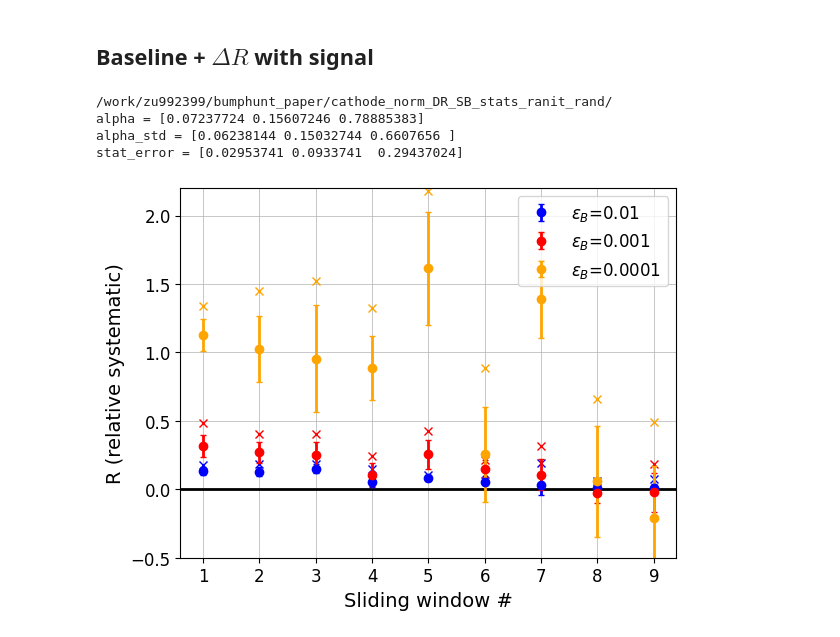
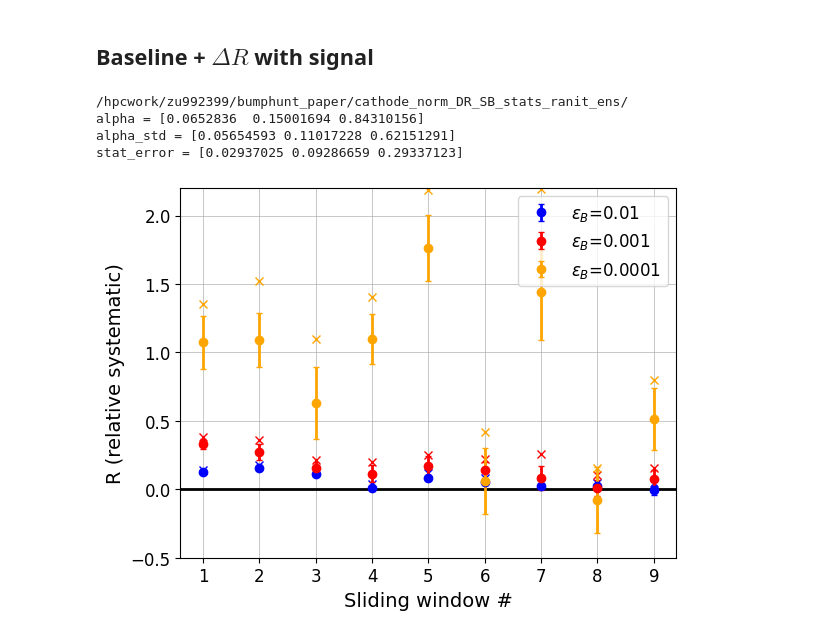
Before and after one commit to mariehein/bumphunt_paper, a Jupyter notebook: bumphunt_ranit_ens.ipynb, the cells around one changed output. Drawn from its saved outputs; the diff is of its cells as text; code cells hidden in the pictures.

```diff
--- a/bumphunt_ranit_ens.ipynb
+++ b/bumphunt_ranit_ens.ipynb
@@ -143,19 +130,19 @@ stat_error = [0.02958956 0.09353849 0.29504946]
 # %% [markdown]
 ## Baseline + $\Delta R$ with signal
 # %%
-folder = general_directory_work+"cathode_norm_DR_SB_stats_ranit_rand/"
+folder = general_directory+"cathode_norm_DR_SB_stats_ranit_ens/"
 results, rel_results, true_results, rel_error, exp = bp.bump_hunt(folder)
 ranit_SB_error = np.mean(rel_error,axis=(1,2))
 cathode_stat = np.mean(exp,axis=(1,2))
-cathode_sys = np.std(rel_error, axis=(1,2))
+cathode_sys_SB = np.std(rel_error, axis=(1,2))
 print("alpha =",ranit_SB_error)
 print("alpha_std =", np.std(rel_error, axis=(1,2)))
 print("stat_error =",cathode_stat)
 bp.plotting_error(rel_error, "cathode_DR_norm_SB", min=min_error, max=max_error, plotting_directory=plotting)
 # %% [output]
-/work/zu992399/bumphunt_paper/cathode_norm_DR_SB_stats_ranit_rand/
-alpha = [0.07237724 0.15607246 0.78885383]
-alpha_std = [0.06238144 0.15032744 0.6607656 ]
-stat_error = [0.02953741 0.0933741  0.29437024]
+/hpcwork/zu992399/bumphunt_paper/cathode_norm_DR_SB_stats_ranit_ens/
+alpha = [0.0652836  0.15001694 0.84310156]
+alpha_std = [0.05654593 0.11017228 0.62151291]
+stat_error = [0.02937025 0.09286659 0.29337123]
-[figure, old version]
+[figure, new version]
 # %%
```
Also changed, not shown: parts of 7 cells of this notebook, 4 other files.
